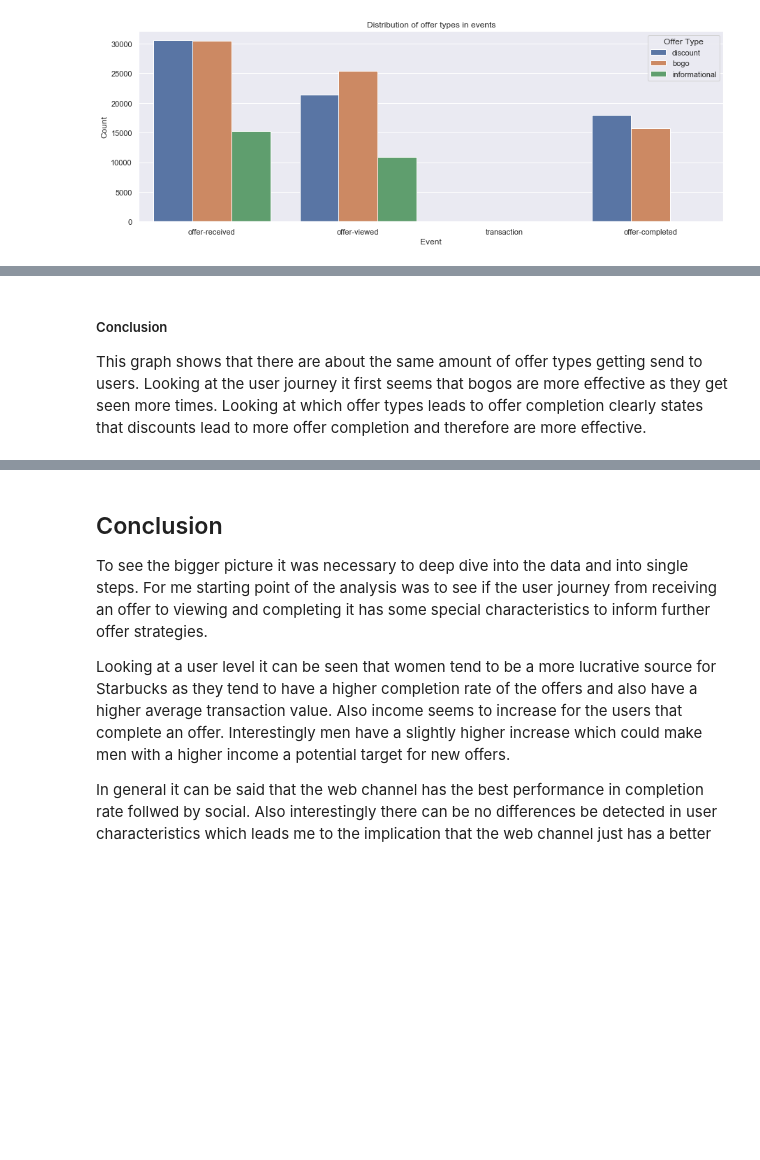
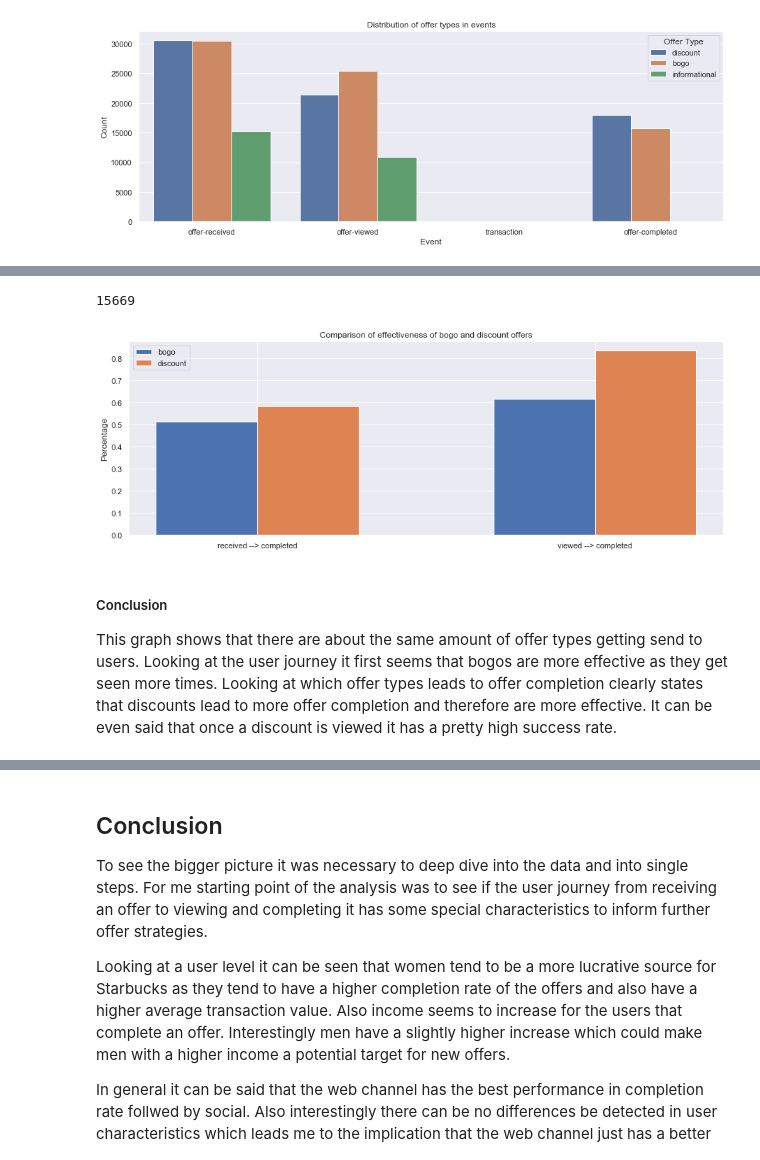
Before and after one commit to chrisdiss/udacity_datascience_capstone, a Jupyter notebook: Capstone Project - Starbucks.ipynb, the cells around one changed output, grey strips where cells are left out. Cells and saved outputs as stored; diff of their text form; code cells hidden in the pictures; blank space fills up the shorter version.

```diff
--- a/Capstone Project - Starbucks.ipynb
+++ b/Capstone Project - Starbucks.ipynb
@@ -938,3 +952,38 @@ plt.legend(title='Offer Type')
+# %%
+bogo_completed = df[(df['offer-completed']==1)&(df['offer_type']=='bogo')].offer_id.count()
+bogo_received = df[(df['offer-received']==1)&(df['offer_type']=='bogo')].offer_id.count()
+bogo_viewed = df[(df['offer-viewed']==1)&(df['offer_type']=='bogo')].offer_id.count()
+
+discount_completed = df[(df['offer-completed']==1)&(df['offer_type']=='discount')].offer_id.count()
+discount_received = df[(df['offer-received']==1)&(df['offer_type']=='discount')].offer_id.count()
+discount_viewed = df[(df['offer-viewed']==1)&(df['offer_type']=='discount')].offer_id.count()
+# %%
+bogo_completed
+# %% [output]
+15669
+# %%
+# get a clear visualization if discount has a higher completion rate
+
+labels = ['received --> completed', 'viewed --> completed']
+bogo_performance = [bogo_completed/bogo_received, bogo_completed/bogo_viewed]
+discount_performance = [discount_completed/discount_received, discount_completed/discount_viewed]
+
+x = np.arange(len(labels))
+width = 0.3
+
+fig, ax = plt.subplots(figsize=(15,5))
+rects1 = ax.bar(x - width/2, bogo_performance, width, label='bogo')
+rects2 = ax.bar(x + width/2, discount_performance, width, label='discount')
+
+ax.set_ylabel('Percentage')
+ax.set_title('Comparison of effectiveness of bogo and discount offers')
+ax.set_xticks(x)
+ax.set_xticklabels(labels)
+ax.legend()
+
+plt.show()
+# %% [output]
+[figure, added]
 # %% [markdown]
 ##### Conclusion
-This graph shows that there are about the same amount of offer types getting send to users. Looking at the user journey it first seems that bogos are more effective as they get seen more times. Looking at which offer types leads to offer completion clearly states that discounts lead to more offer completion and therefore are more effective.
+This graph shows that there are about the same amount of offer types getting send to users. Looking at the user journey it first seems that bogos are more effective as they get seen more times. Looking at which offer types leads to offer completion clearly states that discounts lead to more offer completion and therefore are more effective. It can be even said that once a discount is viewed it has a pretty high success rate.
```
Also changed, not shown: parts of 39 cells of this notebook.
